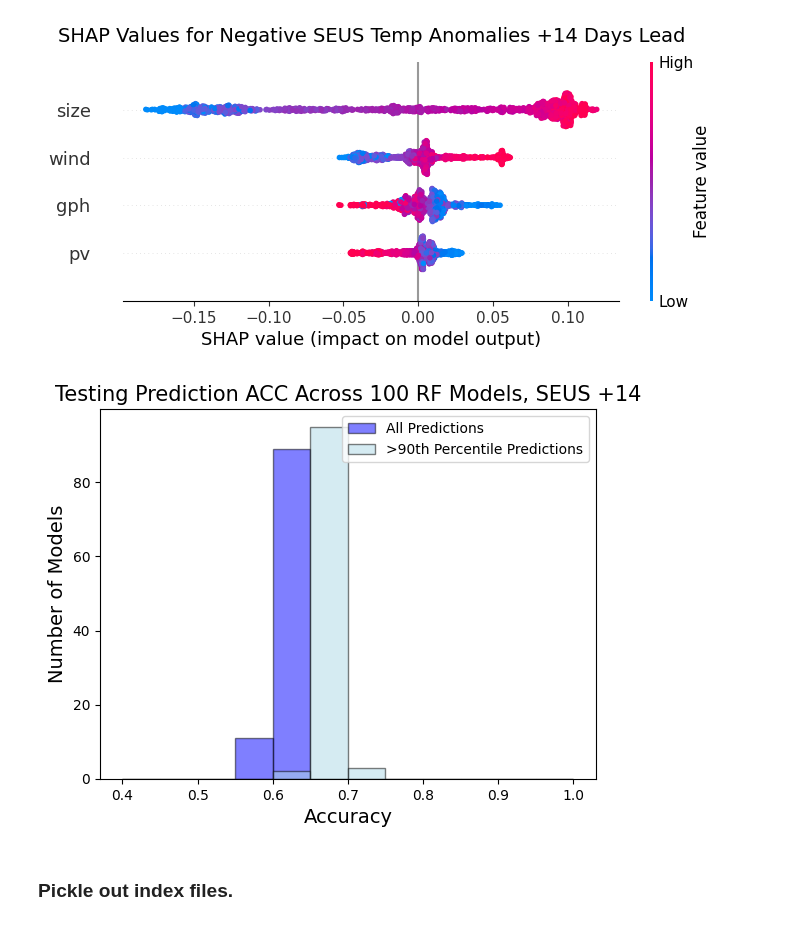
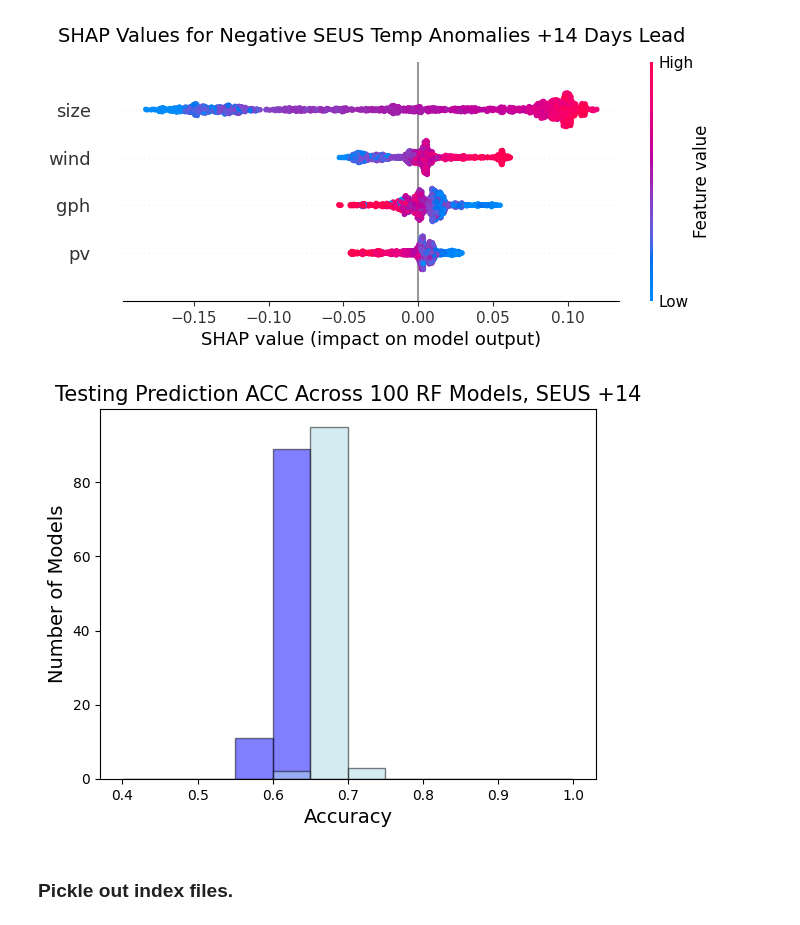
Before and after one commit to emf98/LessonsLearned, a Jupyter notebook: leadtimes/14days/14day_RF_Master.ipynb, the cells around one changed output. Cells and saved outputs as stored; diff of their text form; code cells hidden in the pictures.

```diff
--- a/leadtimes/14days/14day_RF_Master.ipynb
+++ b/leadtimes/14days/14day_RF_Master.ipynb
@@ -340,24 +340,24 @@ plt.savefig("./images/SHAPseus_14days.png",bbox_inches = 'tight')
 # %%
 #######bar plot for showing the distribution of confident predictions
 bins = np.linspace(0.4, 1,13)  # 10 bins from 0.4 to 1
 ##bin the testing 90th percentile accuracy data
 counts90, edges90 = np.histogram(seu_test90, bins=bins)
 countsfull, edgesfull = np.histogram(seu_fulltest, bins=bins)
 #plot the full dataset
 #offset = 0.02  # Adjust this value if needed for better visibility
 plt.bar(edgesfull[:-1], countsfull, width=np.diff(edgesfull),
         edgecolor='black', alpha=0.5, label='All Predictions', align='edge', color='blue')
 
 #plot the 90th percentile
 plt.bar(edges90[:-1], counts90, width=np.diff(edges90),
         edgecolor='black', alpha=0.5, label='>90th Percentile Predictions', align='edge', color = 'lightblue')
 plt.xlabel('Accuracy',fontsize =14)
 plt.ylabel('Number of Models',fontsize =14)
-plt.legend()
+#plt.legend()
 plt.title('Testing Prediction ACC Across 100 RF Models, SEUS +14',fontsize =15)
 plt.savefig("./images/SEUS14_ACC.png",bbox_inches = 'tight')
 # %% [output]
-[figure, old version]
+[figure, new version]
 # %% [markdown]
 ### Pickle out index files.
 # %%
```
Also changed, not shown: parts of 1 cell of this notebook, 9 other files.
